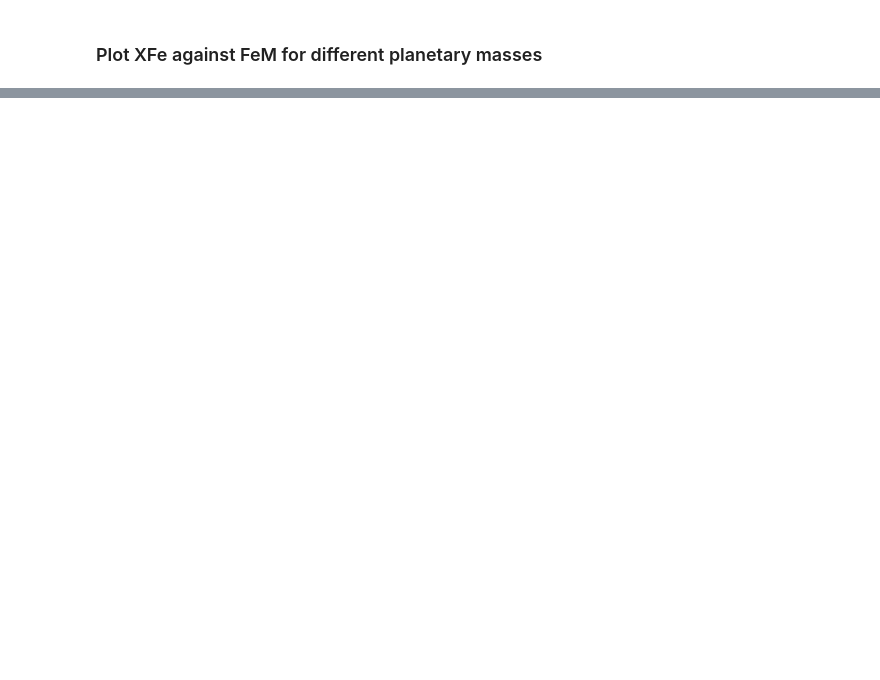
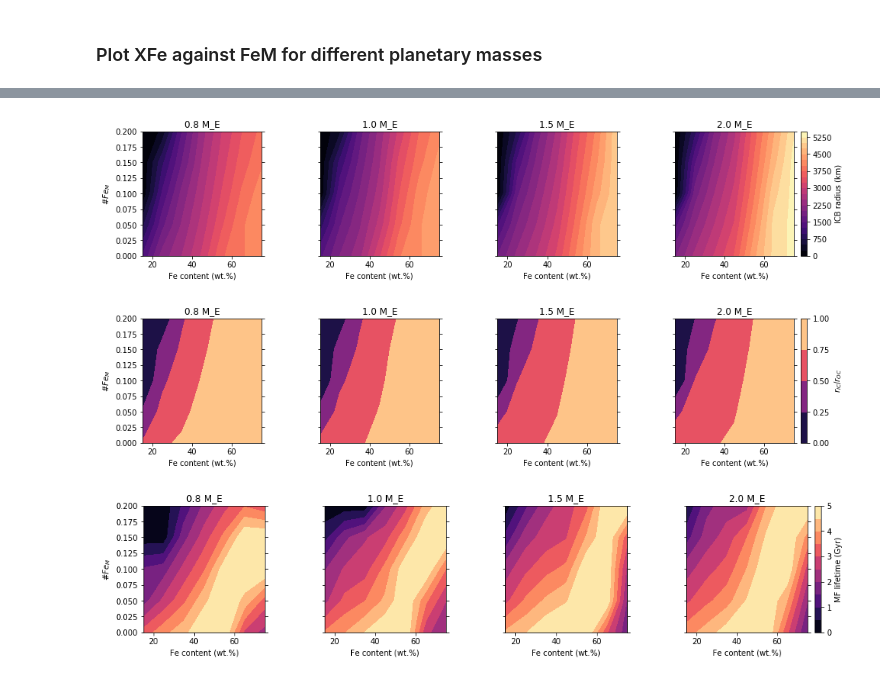
Before and after one commit to irenebonati/exo-cores, a Jupyter notebook: Planets.ipynb, the cells around one changed output, grey strips where cells are left out. Drawn from its saved outputs; the diff is of its cells as text; code cells hidden in the pictures; blank space fills up the shorter version.

```diff
--- a/Planets.ipynb
+++ b/Planets.ipynb
@@ -919,0 +887,76 @@ print(np.linspace(0, 1, 21))
+# %%
+fig, ax = plt.subplots(1, len(Masses), figsize=[16,3],sharey=True,sharex=True)
+plt.subplots_adjust(wspace = 0.2)
+
+levels_rIC = np.linspace(0, 5500, 23)
+for i in range(len(Masses)):
+    sc = ax[i].contourf(F,FM,r_IC_end_M[:,i*len(Fe):len(Fe)*(i+1)],levels_rIC, cmap = plt.cm.magma)
+    if i!=len(Masses)-1:
+        divider = make_axes_locatable(ax[i])
+        cax = divider.append_axes("right", size="1%", pad=0.5)
+        cax.axis('off')
+    else:
+        cb  = fig.colorbar(sc, ax=ax[i])
+        cb.set_label("ICB radius (km)")
+    if i!=0:
+        ax[i].set_ylabel("")
+    else:
+        ax[i].set_ylabel("#$Fe_{M}$")
+    ax[i].set_title('{} M_E'.format(Masses[i]))
+    ax[i].yaxis.set_ticks_position('both')
+    ax[i].set_xlabel("Fe content (wt.%)")
+    ax[i].yaxis.set_ticks_position('both')
+plt.savefig(plots_folder +"r_IC_M.pdf", bbox_inches="tight")
+plt.show()
+
+fig, ax = plt.subplots(1, len(Masses), figsize=[16,3],sharey=True,sharex=True)
+plt.subplots_adjust(wspace = 0.2)
+
+levels_ICMF = np.linspace(0, 1, 5)
+for i in range(len(Masses)):
+    sc = ax[i].contourf(F,FM,r_IC_end_M[:,i*len(Fe):len(Fe)*(i+1)]/r_OC_M[:,i*len(Fe):len(Fe)*(i+1)],levels_ICMF, cmap = plt.cm.magma)
+    if i!=len(Masses)-1:
+        divider = make_axes_locatable(ax[i])
+        cax = divider.append_axes("right", size="1%", pad=0.5)
+        cax.axis('off')
+    else:
+        cb  = fig.colorbar(sc, ax=ax[i])
+        cb.set_label("$r_{IC}$/$r_{OC}$")
+    if i!=0:
+        ax[i].set_ylabel("")
+    else:
+         ax[i].set_ylabel("#$Fe_{M}$")
+    ax[i].set_title('{} M_E'.format(Masses[i]))
+    ax[i].yaxis.set_ticks_position('both')
+    ax[i].set_xlabel("Fe content (wt.%)")
+    ax[i].yaxis.set_ticks_position('both')
+plt.savefig(plots_folder +"ICMF_M.pdf", bbox_inches="tight")
+plt.show()
+
+fig, ax = plt.subplots(1, len(Masses), figsize=[16,3],sharey=True,sharex=True)
+plt.subplots_adjust(wspace = 0.2)
+
+levels_MF = np.linspace(0, 5, 11)
+for i in range(len(Masses)):
+    sc = ax[i].contourf(F,FM,MF_lifetime_M[:,i*len(Fe):len(Fe)*(i+1)],levels_MF, cmap = plt.cm.magma)
+    if i!=len(Masses)-1:
+        divider = make_axes_locatable(ax[i])
+        cax = divider.append_axes("right", size="1%", pad=0.5)
+        cax.axis('off')
+    else:
+        cb  = fig.colorbar(sc, ax=ax[i])
+        cb.set_label("MF lifetime (Gyr)")
+    if i!=0:
+        ax[i].set_ylabel("")
+    else:
+        ax[i].set_ylabel("#$Fe_{M}$")
+    ax[i].set_title('{} M_E'.format(Masses[i]))
+    ax[i].yaxis.set_ticks_position('both')
+    ax[i].set_xlabel("Fe content (wt.%)")
+    ax[i].yaxis.set_ticks_position('both')
+plt.savefig(plots_folder +"MF_lifetime_M.pdf".format(Fe_mantle), bbox_inches="tight")
+plt.show()
+# %% [output]
+[figure, added]
+[figure, added]
+[figure, added]
```
Also changed, not shown: parts of 5 cells of this notebook, 3 other files.
